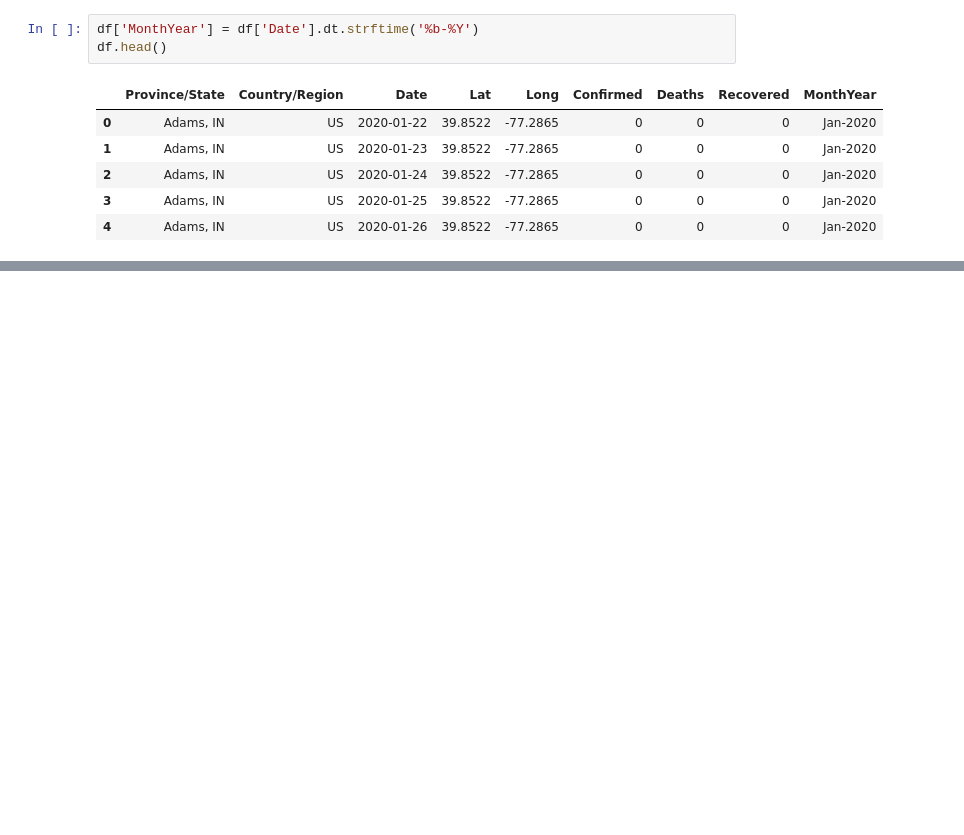
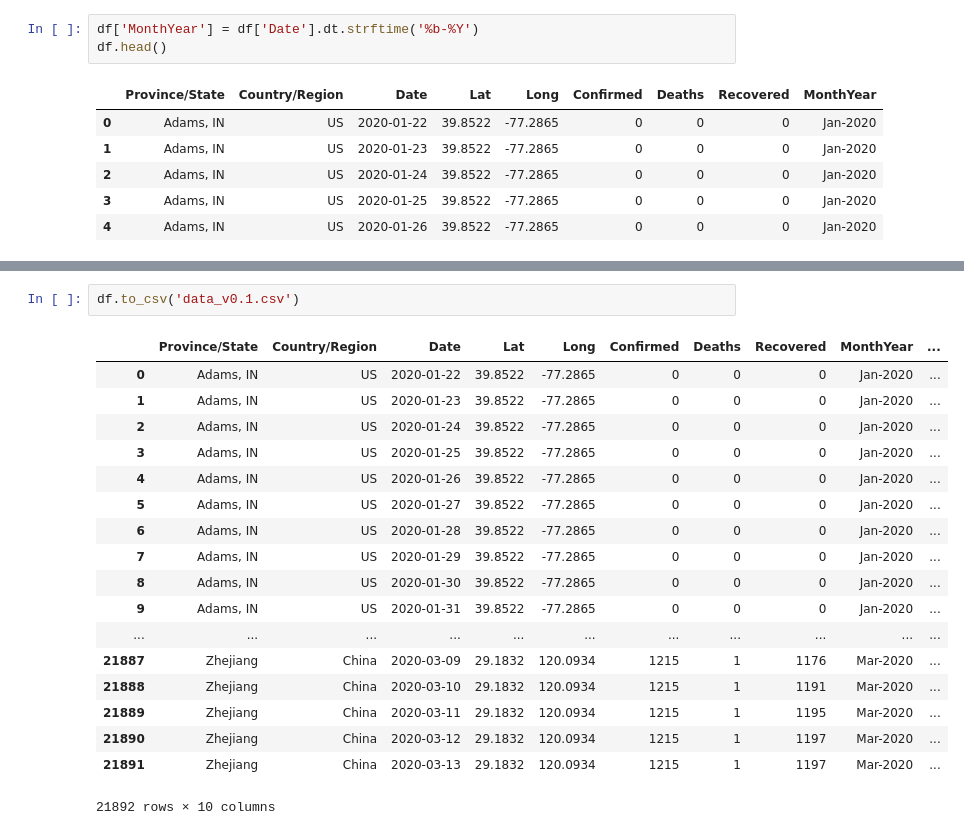
Before and after one commit to alex-rpd/nCoV2019, a Jupyter notebook: nCoV analysis.ipynb, the cells around one changed output, grey strips where cells are left out. Cells and saved outputs as stored; diff of their text form; blank space fills up the shorter version.

```diff
--- a/nCoV analysis.ipynb
+++ b/nCoV analysis.ipynb
@@ -47,0 +376,21 @@ df.head()
+# %%
+df.to_csv('data_v0.1.csv')
+# %% [output]
+|  | Province/State | Country/Region | Date | Lat | Long | Confirmed | Deaths | Recovered | MonthYear | ... |
+| 0 | Adams, IN | US | 2020-01-22 | 39.8522 | -77.2865 | 0 | 0 | 0 | Jan-2020 | ... |
+| 1 | Adams, IN | US | 2020-01-23 | 39.8522 | -77.2865 | 0 | 0 | 0 | Jan-2020 | ... |
+| 2 | Adams, IN | US | 2020-01-24 | 39.8522 | -77.2865 | 0 | 0 | 0 | Jan-2020 | ... |
+| 3 | Adams, IN | US | 2020-01-25 | 39.8522 | -77.2865 | 0 | 0 | 0 | Jan-2020 | ... |
+| 4 | Adams, IN | US | 2020-01-26 | 39.8522 | -77.2865 | 0 | 0 | 0 | Jan-2020 | ... |
+| 5 | Adams, IN | US | 2020-01-27 | 39.8522 | -77.2865 | 0 | 0 | 0 | Jan-2020 | ... |
+| 6 | Adams, IN | US | 2020-01-28 | 39.8522 | -77.2865 | 0 | 0 | 0 | Jan-2020 | ... |
+| 7 | Adams, IN | US | 2020-01-29 | 39.8522 | -77.2865 | 0 | 0 | 0 | Jan-2020 | ... |
+| 8 | Adams, IN | US | 2020-01-30 | 39.8522 | -77.2865 | 0 | 0 | 0 | Jan-2020 | ... |
+| 9 | Adams, IN | US | 2020-01-31 | 39.8522 | -77.2865 | 0 | 0 | 0 | Jan-2020 | ... |
+| ... | ... | ... | ... | ... | ... | ... | ... | ... | ... | ... |
+| 21887 | Zhejiang | China | 2020-03-09 | 29.1832 | 120.0934 | 1215 | 1 | 1176 | Mar-2020 | ... |
+| 21888 | Zhejiang | China | 2020-03-10 | 29.1832 | 120.0934 | 1215 | 1 | 1191 | Mar-2020 | ... |
+| 21889 | Zhejiang | China | 2020-03-11 | 29.1832 | 120.0934 | 1215 | 1 | 1195 | Mar-2020 | ... |
+| 21890 | Zhejiang | China | 2020-03-12 | 29.1832 | 120.0934 | 1215 | 1 | 1197 | Mar-2020 | ... |
+| 21891 | Zhejiang | China | 2020-03-13 | 29.1832 | 120.0934 | 1215 | 1 | 1197 | Mar-2020 | ... |
+21892 rows × 10 columns
```
Also changed, not shown: parts of 12 cells of this notebook, 3 other files.
